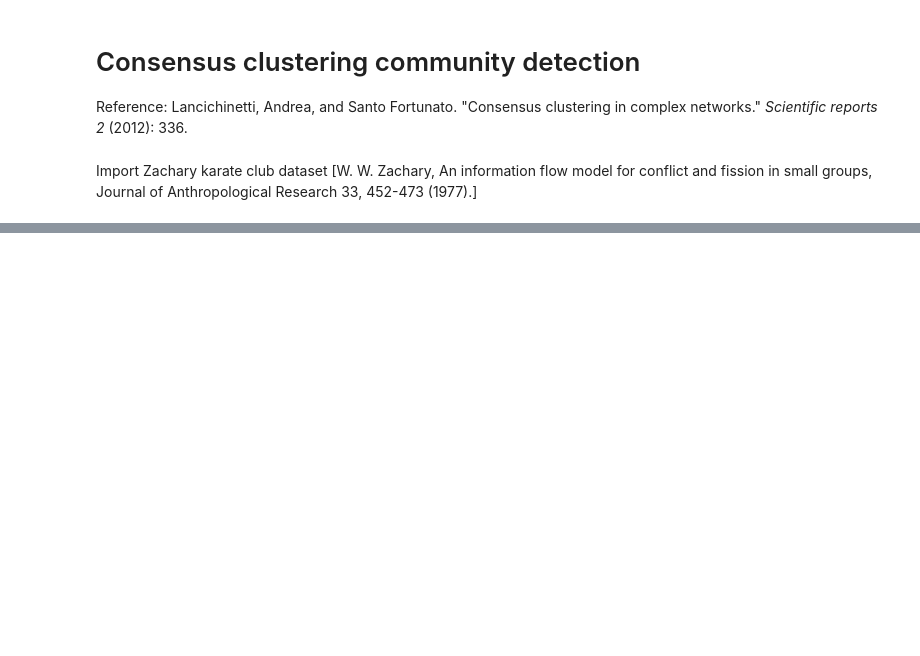
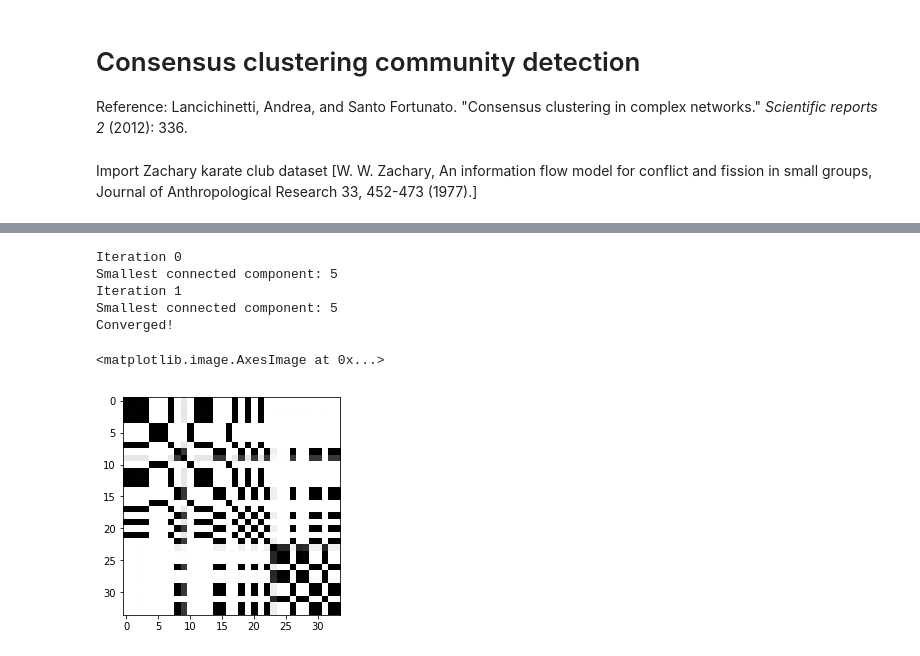
Before and after one commit to PhD-Dafne/network-tools, a Jupyter notebook: notebooks/Consensus.ipynb, the cells around one changed output, grey strips where cells are left out. Saved outputs shown, nothing was run; the diff lists cells and outputs as text; code cells hidden in the pictures; blank space fills up the shorter version.

```diff
--- a/notebooks/Consensus.ipynb
+++ b/notebooks/Consensus.ipynb
@@ -65,0 +70,15 @@ consensus_matrix.toarray()
+# %%
+partitions = consensus.get_initial_partitions(g_karate)
+consensus_mat = consensus.get_consensus_matrix(partitions, g_karate.vcount())
+consensus_mat2, consensus_part = consensus.consensus_partition(g_karate, initial_partition=partitions, verbose=True)
+# %% [output]
+Iteration 0
+Smallest connected component: 5
+Iteration 1
+Smallest connected component: 5
+Converged!
+# %%
+plt.imshow(consensus_mat, cmap='Greys')
+# %% [output]
+<matplotlib.image.AxesImage at 0x...>
+[figure, added]
```
Also changed, not shown: parts of 17 cells of this notebook, 4 other files.
